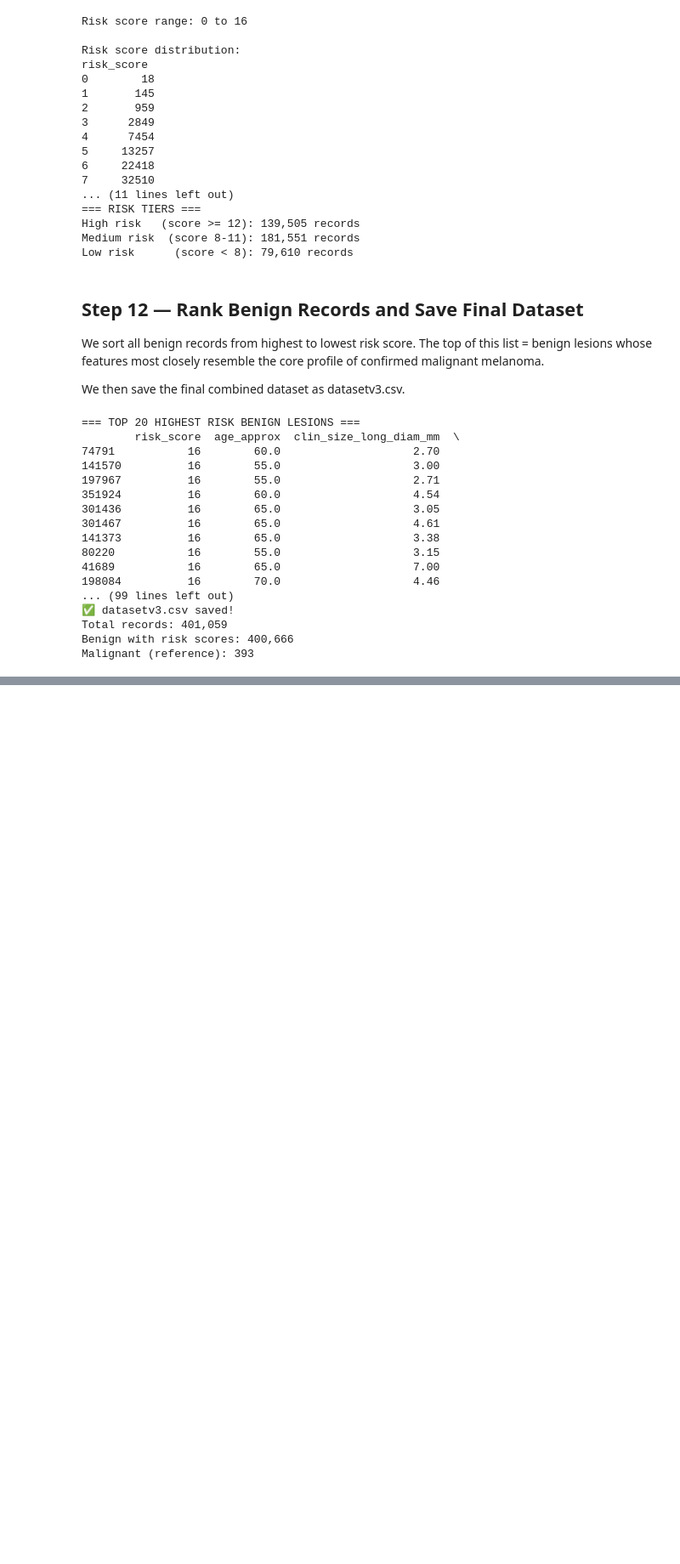
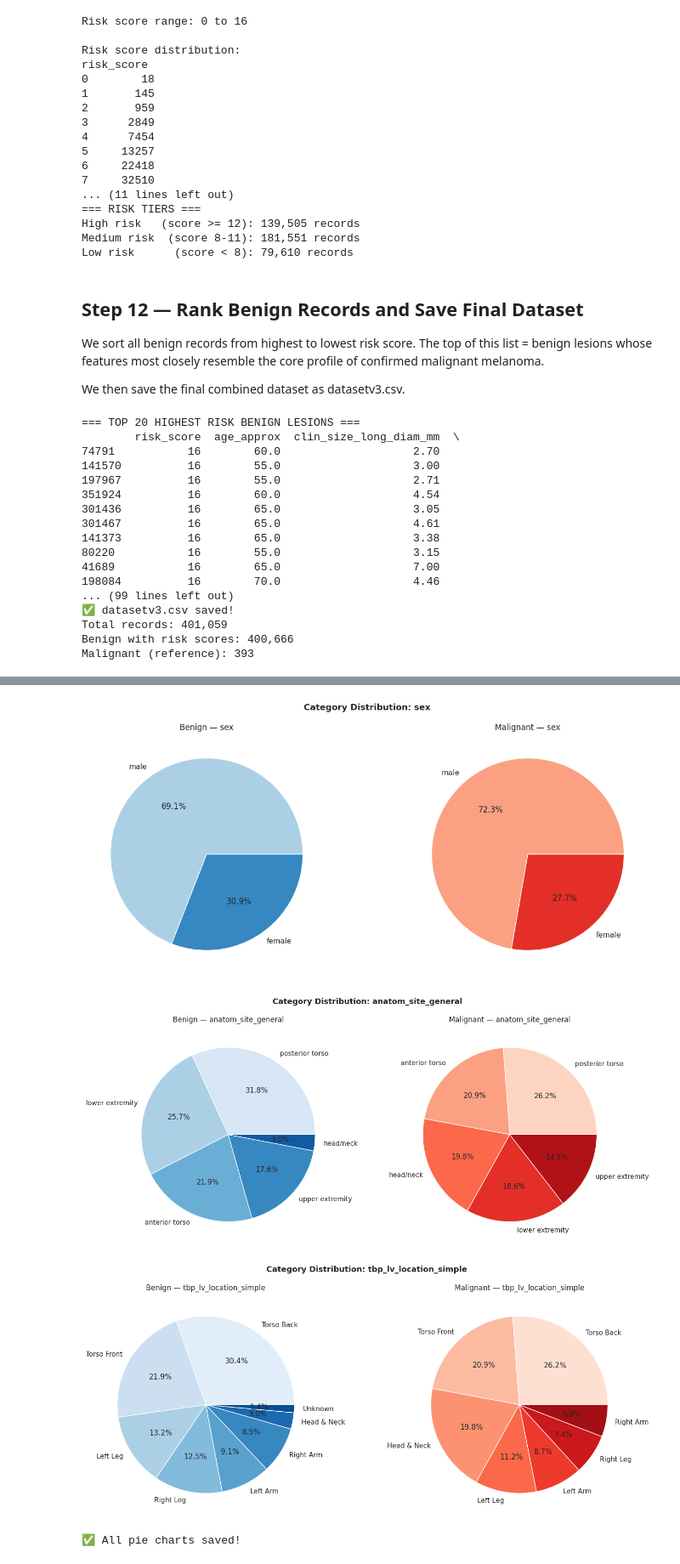
Before and after one commit to crammiee/170melanoma, a Jupyter notebook: 170melanoma.ipynb, the cells around one changed output, grey strips where cells are left out. Shown at 85% size. Drawn from its saved outputs; the diff is of its cells as text; code cells hidden in the pictures; blank space fills up the shorter version.

```diff
--- a/170melanoma.ipynb
+++ b/170melanoma.ipynb
@@ -413,0 +646,31 @@ Malignant (reference): 393
+# %%
+CAT_COLS = ['sex', 'anatom_site_general', 'tbp_lv_location_simple']
+
+for col in CAT_COLS:
+    fig, axes = plt.subplots(1, 2, figsize=(14, 6))
+
+    df_benign[col].value_counts().plot.pie(
+        ax=axes[0], autopct='%1.1f%%',
+        title=f'Benign — {col}',
+        colors=sns.color_palette('Blues', df_benign[col].nunique())
+    )
+    axes[0].set_ylabel('')
+
+    df_malignant[col].value_counts().plot.pie(
+        ax=axes[1], autopct='%1.1f%%',
+        title=f'Malignant — {col}',
+        colors=sns.color_palette('Reds', df_malignant[col].nunique())
+    )
+    axes[1].set_ylabel('')
+
+    plt.suptitle(f'Category Distribution: {col}', fontsize=13, fontweight='bold')
+    plt.tight_layout()
+    plt.savefig(SAVE_DIR + f'{col}_piechart.png', dpi=150, bbox_inches='tight')
+    plt.show()
+
+print("✅ All pie charts saved!")
+# %% [output]
+[figure, added]
+[figure, added]
+[figure, added]
+✅ All pie charts saved!
```
Also changed, not shown: parts of 15 cells of this notebook.
